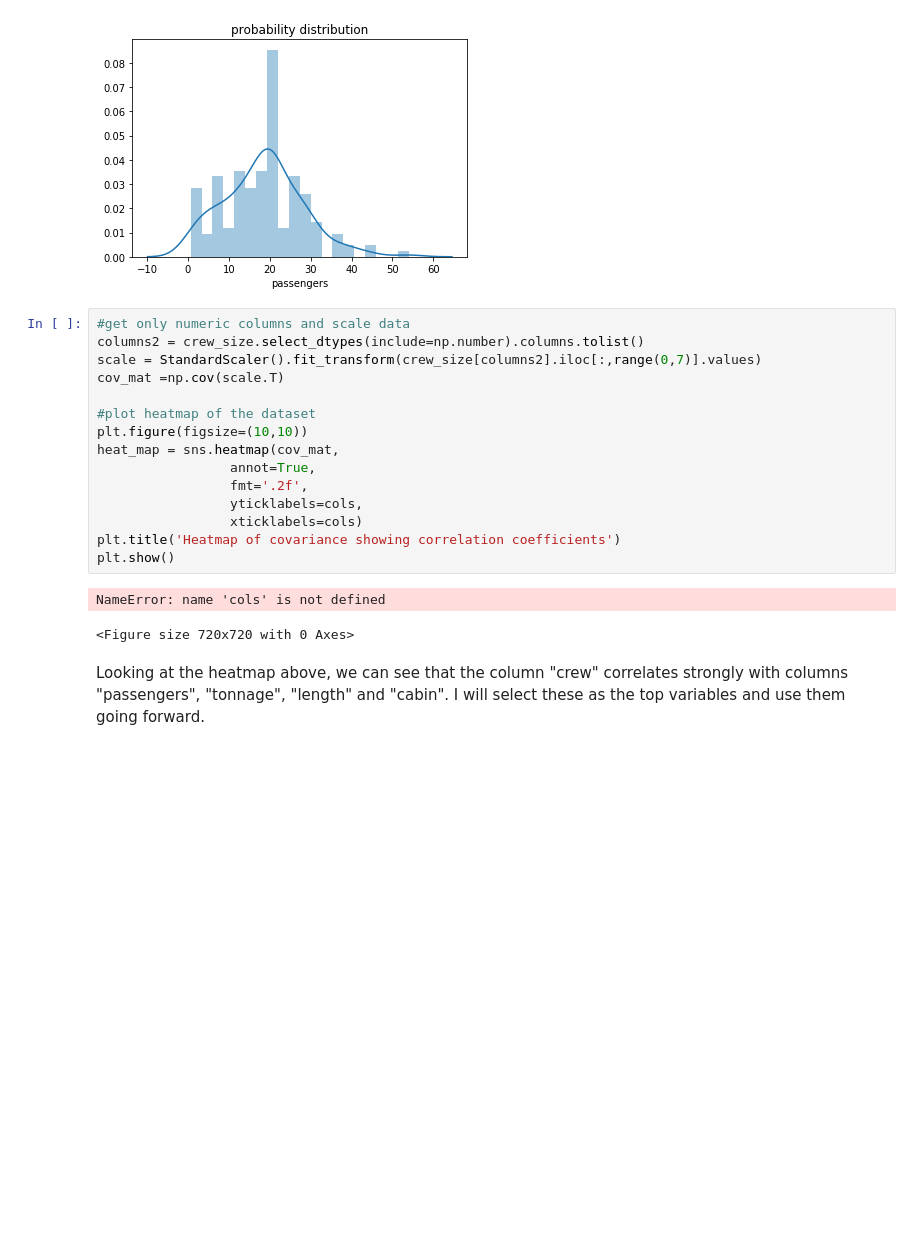
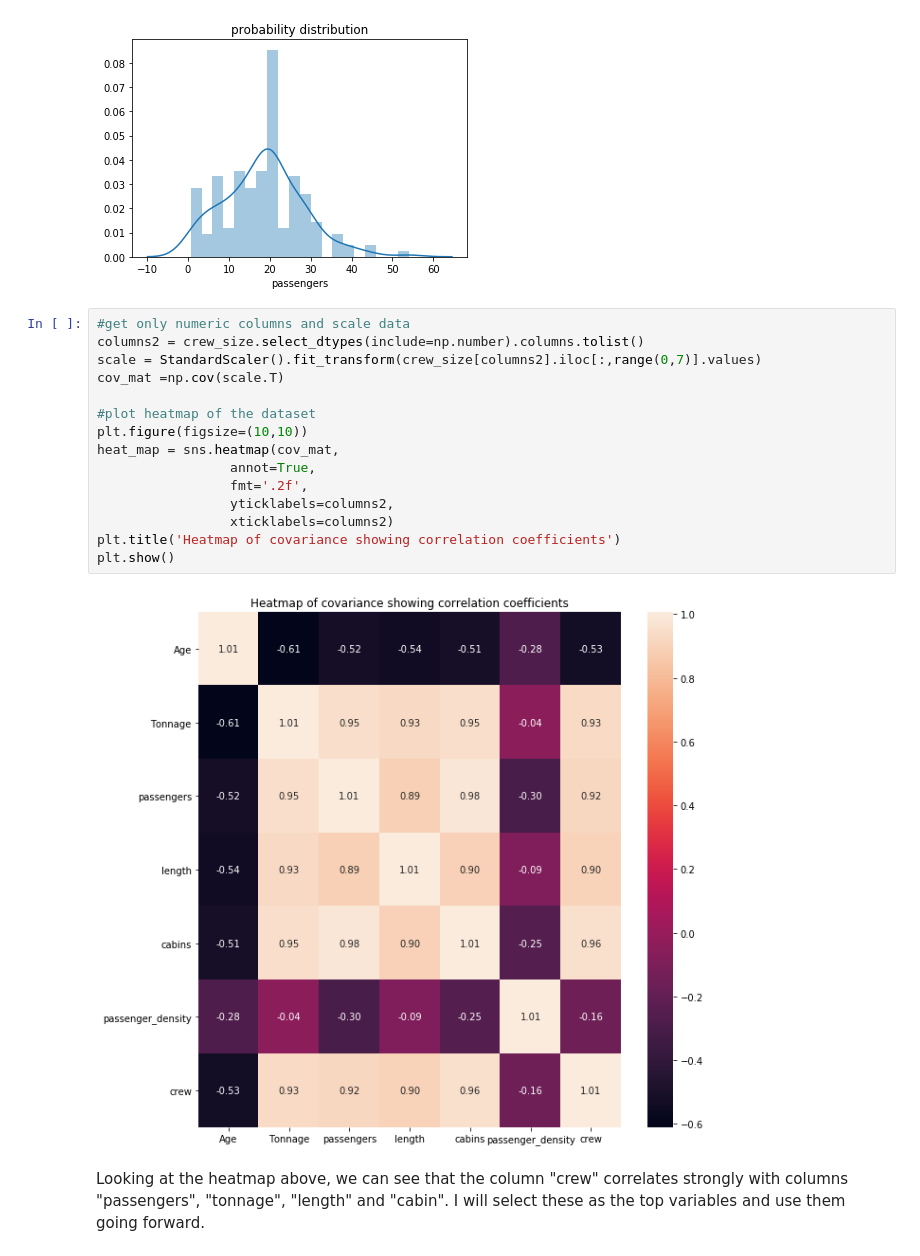
Before and after one commit to monikadelekta/Ship-Crew-Size-Recommender, a Jupyter notebook: Crew_Size_Recommender.ipynb, the cells around one changed output. Cells and saved outputs as stored; diff of their text form; blank space fills up the shorter version.

```diff
--- a/Crew_Size_Recommender.ipynb
+++ b/Crew_Size_Recommender.ipynb
@@ -85,21 +87,20 @@ plt.show()
 # %%
 #get only numeric columns and scale data
 columns2 = crew_size.select_dtypes(include=np.number).columns.tolist()
 scale = StandardScaler().fit_transform(crew_size[columns2].iloc[:,range(0,7)].values)
 cov_mat =np.cov(scale.T)
 
 #plot heatmap of the dataset
 plt.figure(figsize=(10,10))
 heat_map = sns.heatmap(cov_mat,
                  annot=True,
                  fmt='.2f',
-                 yticklabels=cols,
-                 xticklabels=cols)
+                 yticklabels=columns2,
+                 xticklabels=columns2)
 plt.title('Heatmap of covariance showing correlation coefficients')
 plt.show()
 # %% [output]
-NameError: name 'cols' is not defined
-<Figure size 720x720 with 0 Axes>
+[figure, added]
 # %% [markdown]
 Looking at the heatmap above, we can see that the column "crew" correlates strongly with columns "passengers", "tonnage", "length" and "cabin". I will select these as the top variables and use them going forward.
 # %%
```
Also changed, not shown: parts of 2 cells of this notebook.
